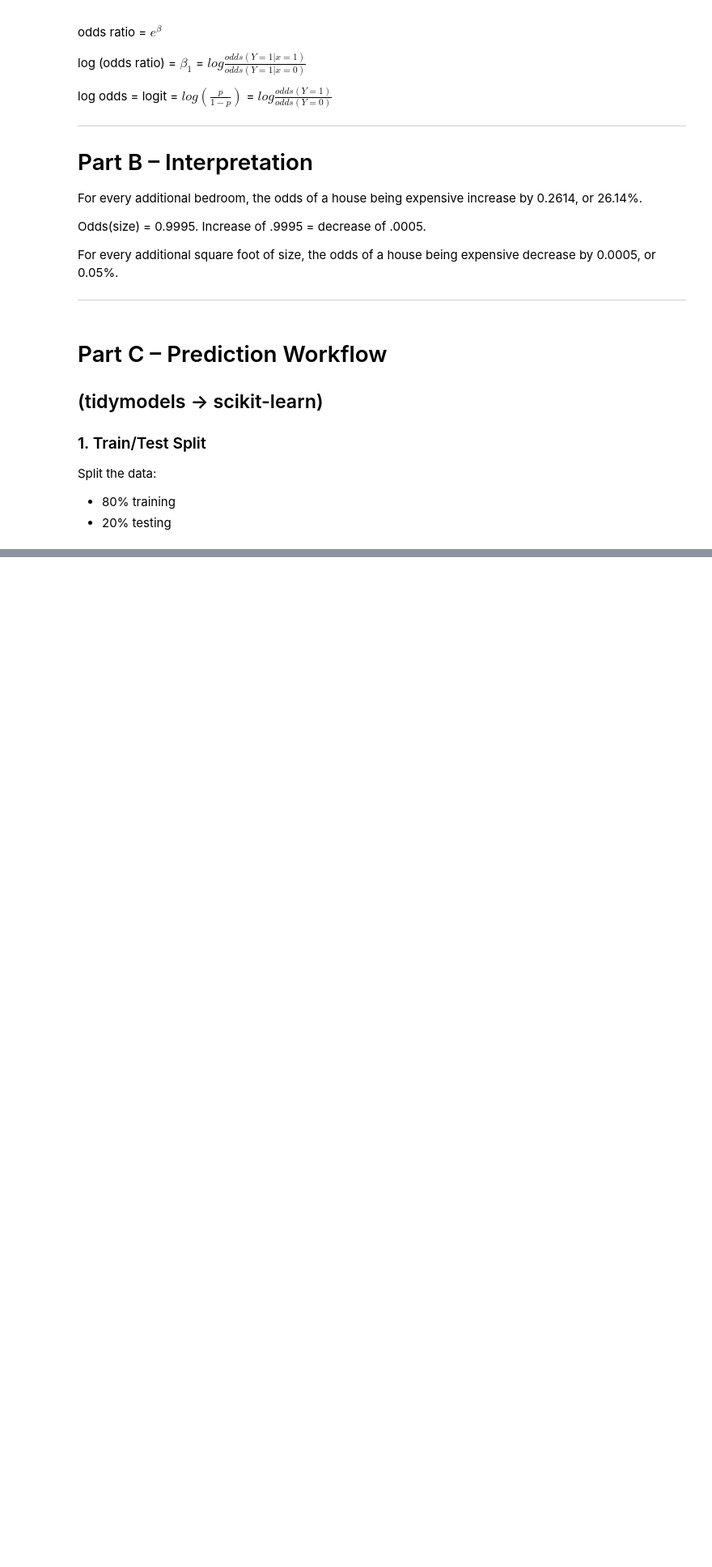
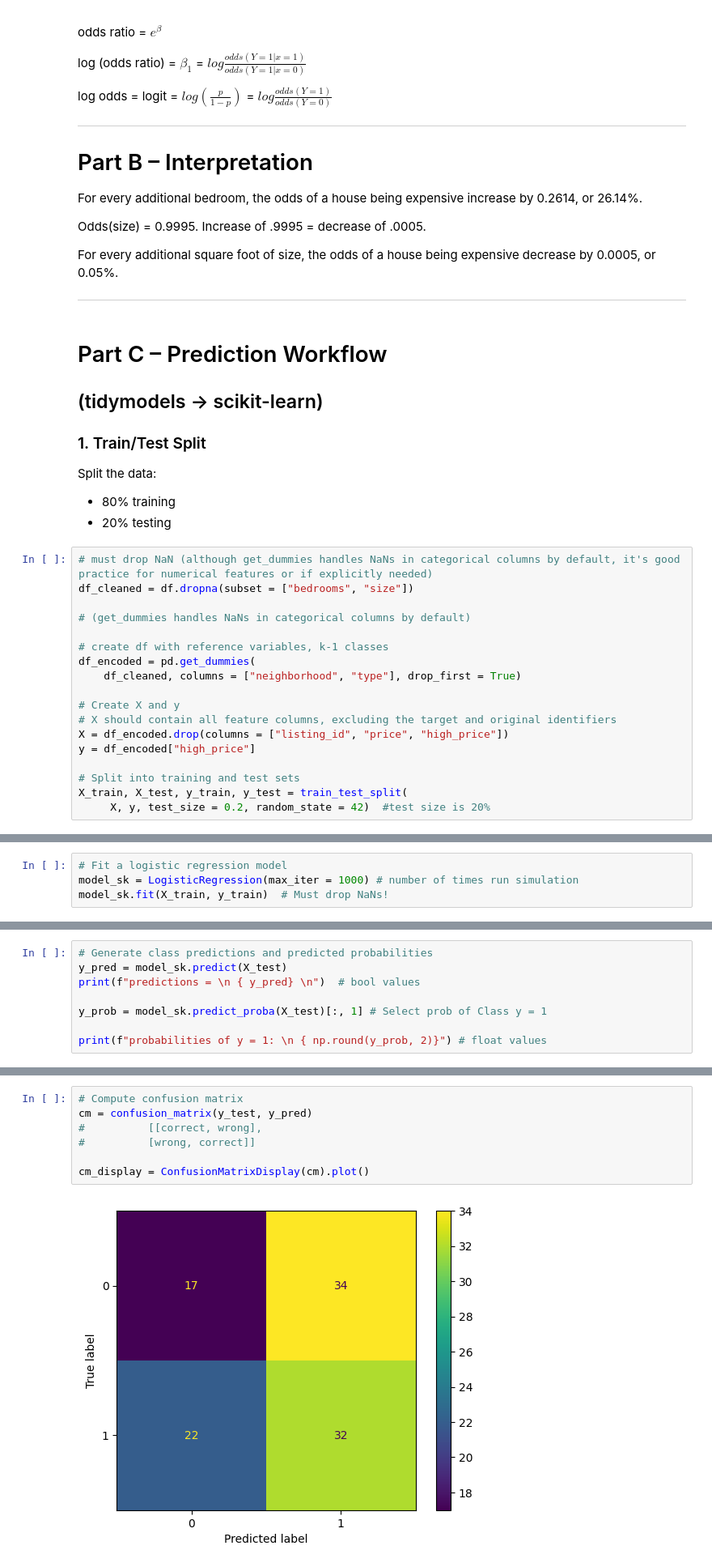
Before and after one commit to Alissa-Ouspen/data201_alissa, a Jupyter notebook: week4/wk4_log_reg_assign_Alissa.ipynb, the cells around one changed output, grey strips where cells are left out. Shown at 81% size. Saved outputs shown, nothing was run; the diff lists cells and outputs as text; blank space fills up the shorter version.

```diff
--- a/week4/wk4_log_reg_assign_Alissa.ipynb
+++ b/week4/wk4_log_reg_assign_Alissa.ipynb
@@ -177,3 +177,21 @@ Split the data:
 
 - 80% training
 - 20% testing
+# %%
+# must drop NaN (although get_dummies handles NaNs in categorical columns by default, it's good practice for numerical features or if explicitly needed)
+df_cleaned = df.dropna(subset = ["bedrooms", "size"])
+
+# (get_dummies handles NaNs in categorical columns by default)
+
+# create df with reference variables, k-1 classes
+df_encoded = pd.get_dummies(
+    df_cleaned, columns = ["neighborhood", "type"], drop_first = True)
+
+# Create X and y
+# X should contain all feature columns, excluding the target and original identifiers
+X = df_encoded.drop(columns = ["listing_id", "price", "high_price"])
+y = df_encoded["high_price"]
+
+# Split into training and test sets
+X_train, X_test, y_train, y_test = train_test_split(
+     X, y, test_size = 0.2, random_state = 42)  #test size is 20%
@@ -179,0 +202,4 @@ Split the data:
+# %%
+# Fit a logistic regression model
+model_sk = LogisticRegression(max_iter = 1000) # number of times run simulation
+model_sk.fit(X_train, y_train)  # Must drop NaNs!
@@ -179,0 +208,8 @@ Split the data:
+# %%
+# Generate class predictions and predicted probabilities
+y_pred = model_sk.predict(X_test)
+print(f"predictions = \n { y_pred} \n")  # bool values
+
+y_prob = model_sk.predict_proba(X_test)[:, 1] # Select prob of Class y = 1
+
+print(f"probabilities of y = 1: \n { np.round(y_prob, 2)}") # float values
@@ -179,0 +245,9 @@ Split the data:
+# %%
+# Compute confusion matrix
+cm = confusion_matrix(y_test, y_pred)
+#          [[correct, wrong],
+#          [wrong, correct]]
+
+cm_display = ConfusionMatrixDisplay(cm).plot()
+# %% [output]
+[figure, added]
```
Also changed, not shown: parts of 17 cells of this notebook.
